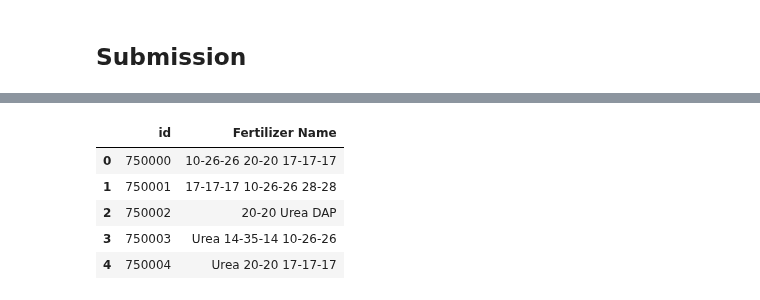
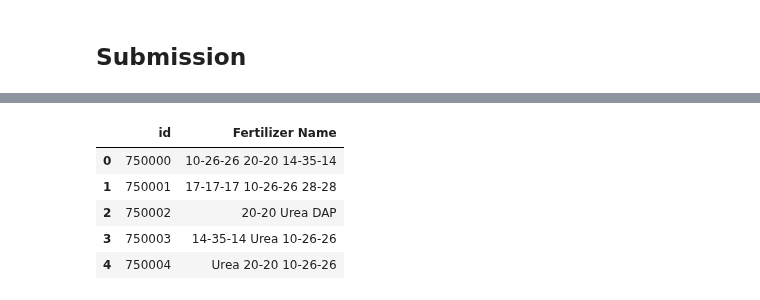
Before and after one commit to Richardhhhg/Kaggle, a Jupyter notebook: fertilizers-xgb-ensemble.ipynb, the cells around one changed output, grey strips where cells are left out. Drawn from its saved outputs; the diff is of its cells as text; code cells hidden in the pictures.

```diff
--- a/fertilizers-xgb-ensemble.ipynb
+++ b/fertilizers-xgb-ensemble.ipynb
@@ -470,19 +470,19 @@ for i in range(N_MODELS):
 # submission.head()
 # %%
 # For anything that isn't the neural network
-y_test_pred = lgb_meta_model.predict_proba(test_preds)
+y_test_pred = lr_meta_model.predict_proba(test_preds)
 y_test_pred = np.argsort(y_test_pred, axis=1)[:, -3:][:, ::-1]
 y_test_pred = [[le.classes_[j] for j in row] for row in y_test_pred]
 y_test_pred = [' '.join(row) for row in y_test_pred]
 
 submission = pd.read_csv("/kaggle/input/playground-series-s5e6/sample_submission.csv")
 submission['Fertilizer Name'] = y_test_pred
 submission.to_csv('submission.csv', index=False)
 submission.head()
 # %% [output]
 |  | id | Fertilizer Name |
-| 0 | 750000 | 10-26-26 20-20 17-17-17 |
+| 0 | 750000 | 10-26-26 20-20 14-35-14 |
 | 1 | 750001 | 17-17-17 10-26-26 28-28 |
 | 2 | 750002 | 20-20 Urea DAP |
-| 3 | 750003 | Urea 14-35-14 10-26-26 |
-| 4 | 750004 | Urea 20-20 17-17-17 |
+| 3 | 750003 | 14-35-14 Urea 10-26-26 |
+| 4 | 750004 | Urea 20-20 10-26-26 |
```
Also changed, not shown: parts of 2 cells of this notebook.
